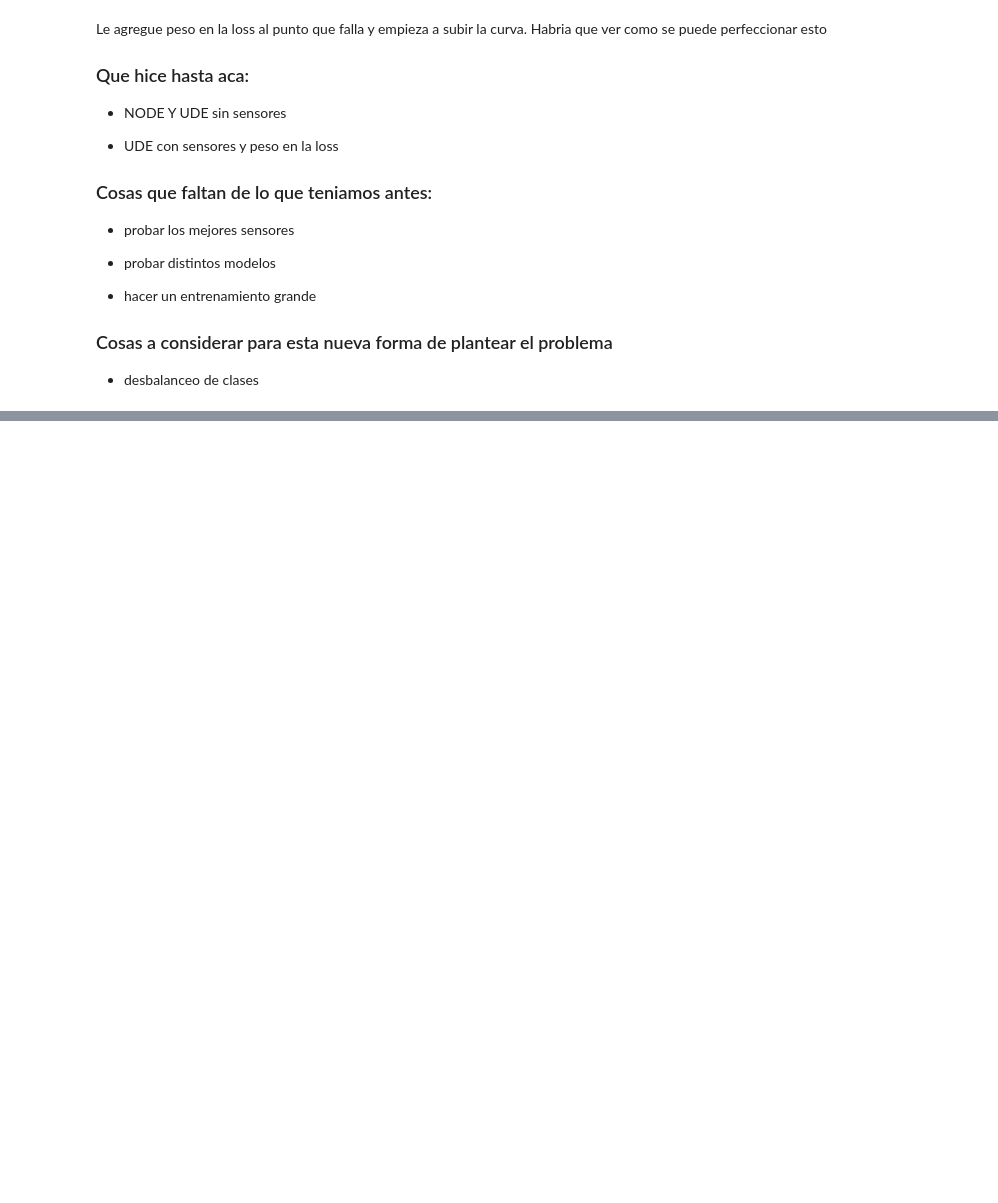
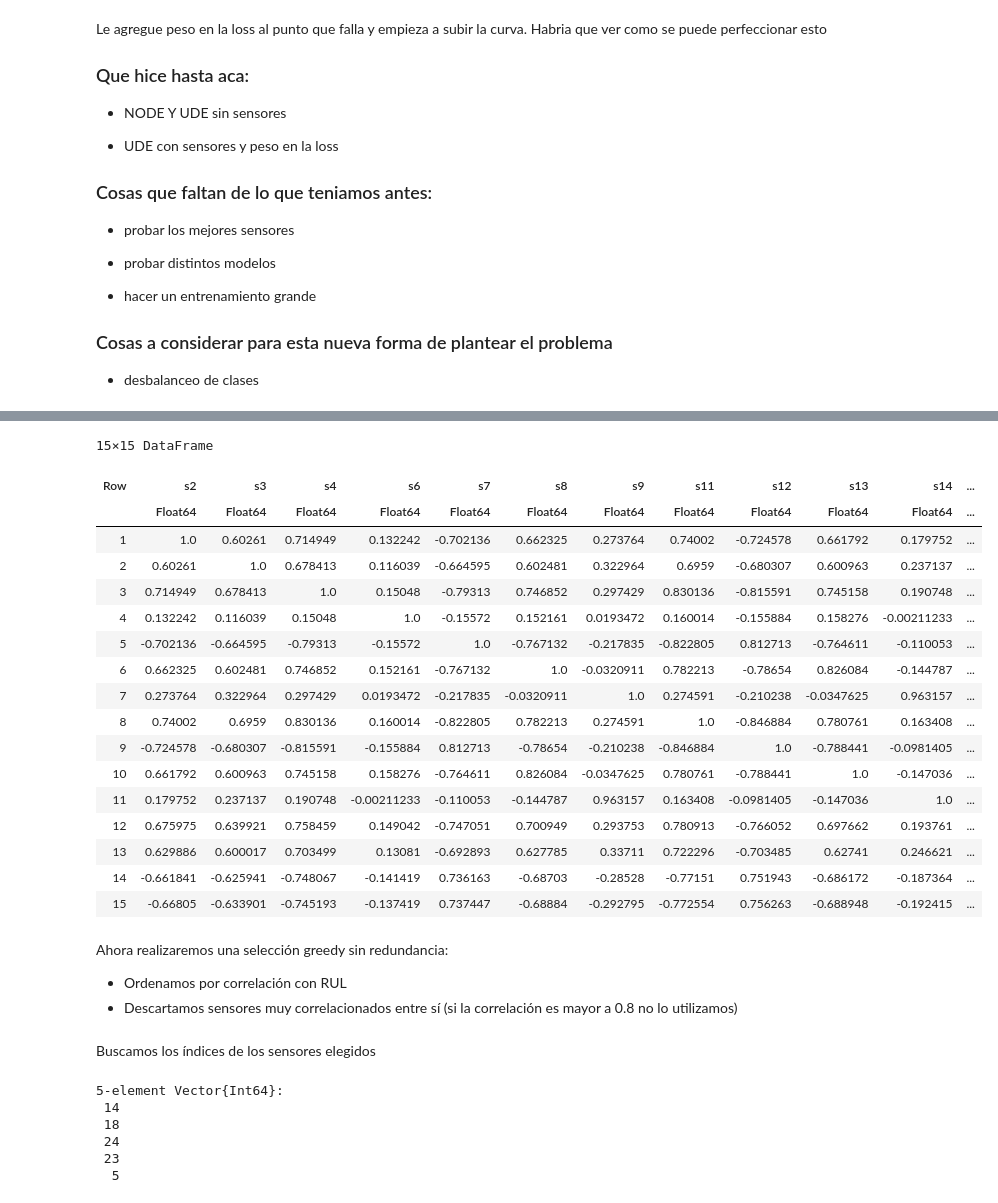
Before and after one commit to SoutoSebastian/TP-DegradacionDeMotores, a Jupyter notebook: mi_entorno/degradacion2.ipynb, the cells around one changed output, grey strips where cells are left out. Cells and saved outputs as stored; diff of their text form; code cells hidden in the pictures; blank space fills up the shorter version.

```diff
--- a/mi_entorno/degradacion2.ipynb
+++ b/mi_entorno/degradacion2.ipynb
@@ -972,0 +978,16 @@ Le agregue peso en la loss al punto que falla y empieza a subir la curva. Habria
+# %%
+#Construimos el cilo de falla. En el train la falla se da en el último ciclo observado.
+fail_cycles = combine(
+    groupby(train_df, :unit),
+    :cycle => maximum => :T_fail
+)
+
+#Obtenemos un df de la siguiente forma:
+#unit    T_fail
+#1       192
+
+#Ahora mergeamos con el dataset original
+train_df = leftjoin(train_df, fail_cycles, on=:unit)
+
+#RUL = T_falla - Ciclo actual
+train_df.RUL = train_df.T_fail .- train_df.cycle
@@ -972,0 +1060,15 @@ Le agregue peso en la loss al punto que falla y empieza a subir la curva. Habria
+# %%
+#Definimos los sensores válidos hasta el momento:
+
+valid_sensors = []
+
+for col in sensor_cols
+
+    σ_col = std(train_df[!, col])
+
+    if !isnan(σ_col) && σ_col > 1e-8
+        push!(valid_sensors, col)
+    end
+end
+
+println(valid_sensors)
@@ -972,0 +1130,32 @@ Le agregue peso en la loss al punto que falla y empieza a subir la curva. Habria
+# %%
+sensor_corr = cor(Matrix(train_df[:, valid_sensors]))
+
+sensor_corr_df = DataFrame(
+    sensor_corr,
+    Symbol.(valid_sensors)
+)
+
+sensor_corr_df
+# %% [output]
+15×15 DataFrame
+| Row | s2 | s3 | s4 | s6 | s7 | s8 | s9 | s11 | s12 | s13 | s14 | ... |
+|  | Float64 | Float64 | Float64 | Float64 | Float64 | Float64 | Float64 | Float64 | Float64 | Float64 | Float64 | ... |
+| 1 | 1.0 | 0.60261 | 0.714949 | 0.132242 | -0.702136 | 0.662325 | 0.273764 | 0.74002 | -0.724578 | 0.661792 | 0.179752 | ... |
+| 2 | 0.60261 | 1.0 | 0.678413 | 0.116039 | -0.664595 | 0.602481 | 0.322964 | 0.6959 | -0.680307 | 0.600963 | 0.237137 | ... |
+| 3 | 0.714949 | 0.678413 | 1.0 | 0.15048 | -0.79313 | 0.746852 | 0.297429 | 0.830136 | -0.815591 | 0.745158 | 0.190748 | ... |
+| 4 | 0.132242 | 0.116039 | 0.15048 | 1.0 | -0.15572 | 0.152161 | 0.0193472 | 0.160014 | -0.155884 | 0.158276 | -0.00211233 | ... |
+| 5 | -0.702136 | -0.664595 | -0.79313 | -0.15572 | 1.0 | -0.767132 | -0.217835 | -0.822805 | 0.812713 | -0.764611 | -0.110053 | ... |
+| 6 | 0.662325 | 0.602481 | 0.746852 | 0.152161 | -0.767132 | 1.0 | -0.0320911 | 0.782213 | -0.78654 | 0.826084 | -0.144787 | ... |
+| 7 | 0.273764 | 0.322964 | 0.297429 | 0.0193472 | -0.217835 | -0.0320911 | 1.0 | 0.274591 | -0.210238 | -0.0347625 | 0.963157 | ... |
+| 8 | 0.74002 | 0.6959 | 0.830136 | 0.160014 | -0.822805 | 0.782213 | 0.274591 | 1.0 | -0.846884 | 0.780761 | 0.163408 | ... |
+| 9 | -0.724578 | -0.680307 | -0.815591 | -0.155884 | 0.812713 | -0.78654 | -0.210238 | -0.846884 | 1.0 | -0.788441 | -0.0981405 | ... |
+| 10 | 0.661792 | 0.600963 | 0.745158 | 0.158276 | -0.764611 | 0.826084 | -0.0347625 | 0.780761 | -0.788441 | 1.0 | -0.147036 | ... |
+| 11 | 0.179752 | 0.237137 | 0.190748 | -0.00211233 | -0.110053 | -0.144787 | 0.963157 | 0.163408 | -0.0981405 | -0.147036 | 1.0 | ... |
+| 12 | 0.675975 | 0.639921 | 0.758459 | 0.149042 | -0.747051 | 0.700949 | 0.293753 | 0.780913 | -0.766052 | 0.697662 | 0.193761 | ... |
+| 13 | 0.629886 | 0.600017 | 0.703499 | 0.13081 | -0.692893 | 0.627785 | 0.33711 | 0.722296 | -0.703485 | 0.62741 | 0.246621 | ... |
+| 14 | -0.661841 | -0.625941 | -0.748067 | -0.141419 | 0.736163 | -0.68703 | -0.28528 | -0.77151 | 0.751943 | -0.686172 | -0.187364 | ... |
+| 15 | -0.66805 | -0.633901 | -0.745193 | -0.137419 | 0.737447 | -0.68884 | -0.292795 | -0.772554 | 0.756263 | -0.688948 | -0.192415 | ... |
+# %% [markdown]
+Ahora realizaremos una selección greedy sin redundancia:
++ Ordenamos por correlación con RUL
++ Descartamos sensores muy correlacionados entre sí (si la correlación es mayor a 0.8 no lo utilizamos)
@@ -972,0 +1193,16 @@ Le agregue peso en la loss al punto que falla y empieza a subir la curva. Habria
+# %% [markdown]
+Buscamos los índices de los sensores elegidos
+# %%
+feature_cols = vcat(setting_cols, sensor_cols)
+
+sensor_indices = [
+    findfirst(==(s), feature_cols)
+    for s in selected_sensors
+]
+# %% [output]
+5-element Vector{Int64}:
+ 14
+ 18
+ 24
+ 23
+  5
```
Also changed, not shown: parts of 21 cells of this notebook.
